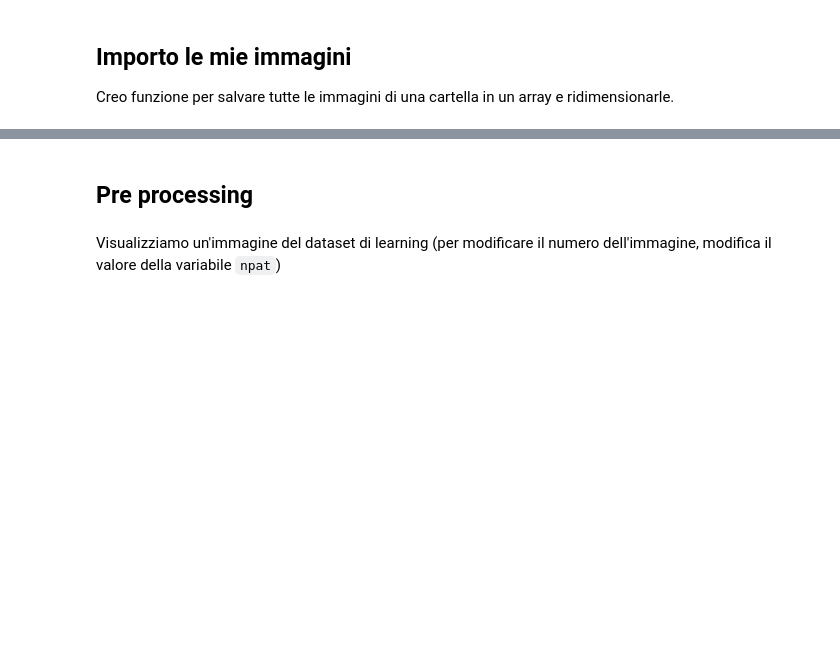
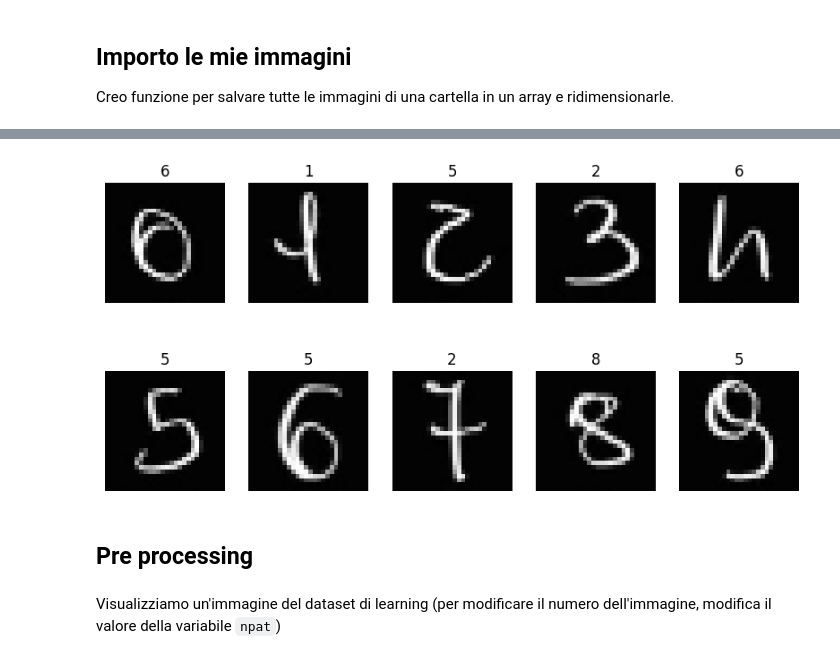
Before and after one commit to dennisangemi/machine-learning-for-physics, a Jupyter notebook: 4_mnist/code/my-mnist.ipynb, the cells around one changed output, grey strips where cells are left out. Cells and saved outputs as stored; diff of their text form; code cells hidden in the pictures; blank space fills up the shorter version.

```diff
--- a/4_mnist/code/my-mnist.ipynb
+++ b/4_mnist/code/my-mnist.ipynb
@@ -207,11 +157,3 @@ plt.show(block = False)
 # %%
 # carico modello salvato
 model = keras.models.load_model('4_mnist/models/np.mnist.model.h5')
-
-# applico modello alle mie immagini
-for i in range(0, immagini.shape[0]):
-    plt.subplot(2, 5, i + 1)
-    plt.imshow(immagini[i], cmap = 'gray')
-    plt.title(np.argmax(model.predict(immagini[i].reshape(1,784))))
-    plt.axis('off')
-plt.show(block = False)
@@ -229,0 +160,12 @@ plt.show(block = False)
+# %%
+# applico modello alle mie immagini
+predictions = model.predict(immagini)
+
+plt.figure(figsize=(10, 5))
+for i in range(0, immagini.shape[0]):
+    plt.subplot(2, 5, i + 1)
+    plt.imshow(immagini[i], cmap = 'gray')
+    plt.title(np.argmax(predictions[i]))
+    plt.axis('off')
+plt.show(block = False)
+# %% [output]
@@ -230,3 +173,4 @@ plt.show(block = False)
+[figure, added]
 # %% [markdown]
 ## Pre processing
 # %% [markdown]
```
Also changed, not shown: parts of 60 cells of this notebook, 1 other file.
